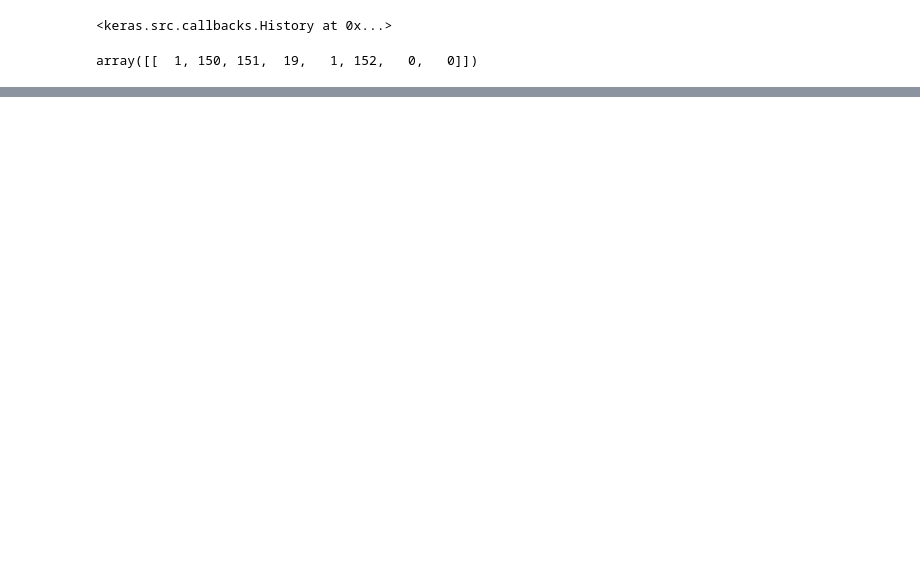
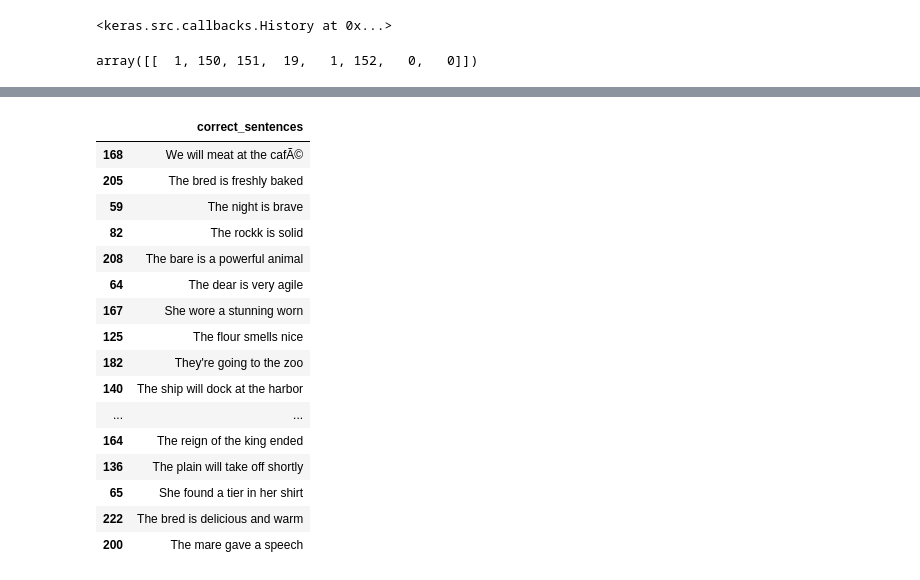
Before and after one commit to bhaskar112car/detect-and-correct-mis-pronounced-words-in-sentences-using-TensorFlow-python-, a Jupyter notebook: detect and correct mis-pronounced words in sentences using TensorFlow python .ipynb, the cells around one changed output, grey strips where cells are left out. Saved outputs shown, nothing was run; the diff lists cells and outputs as text; code cells hidden in the pictures; blank space fills up the shorter version.

```diff
--- a/detect and correct mis-pronounced words in sentences using TensorFlow python .ipynb
+++ b/detect and correct mis-pronounced words in sentences using TensorFlow python .ipynb
@@ -339,0 +236,5 @@ IndexError: index 8 is out of bounds for axis 0 with size 8
+# %%
+# create random testing data from dataframe
+x=text_df_1[['correct_sentences']]
+y=text_df_1['mis_pro_word']
+x_train, x_test , y_train, y_test =train_test_split(x,y,random_state=100,test_size=0.1)
@@ -339,0 +261,20 @@ IndexError: index 8 is out of bounds for axis 0 with size 8
+# %%
+x_test
+# %% [output]
+|  | correct_sentences |
+| 168 | We will meat at the cafÃ© |
+| 205 | The bred is freshly baked |
+| 59 | The night is brave |
+| 82 | The rockk is solid |
+| 208 | The bare is a powerful animal |
+| 64 | The dear is very agile |
+| 167 | She wore a stunning worn |
+| 125 | The flour smells nice |
+| 182 | They're going to the zoo |
+| 140 | The ship will dock at the harbor |
+| ... | ... |
+| 164 | The reign of the king ended |
+| 136 | The plain will take off shortly |
+| 65 | She found a tier in her shirt |
+| 222 | The bred is delicious and warm |
+| 200 | The mare gave a speech |
```
Also changed, not shown: parts of 12 cells of this notebook.
